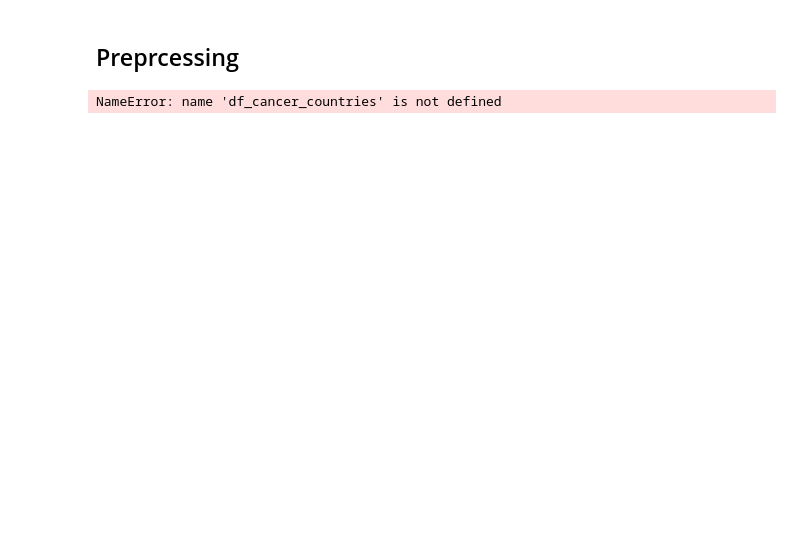
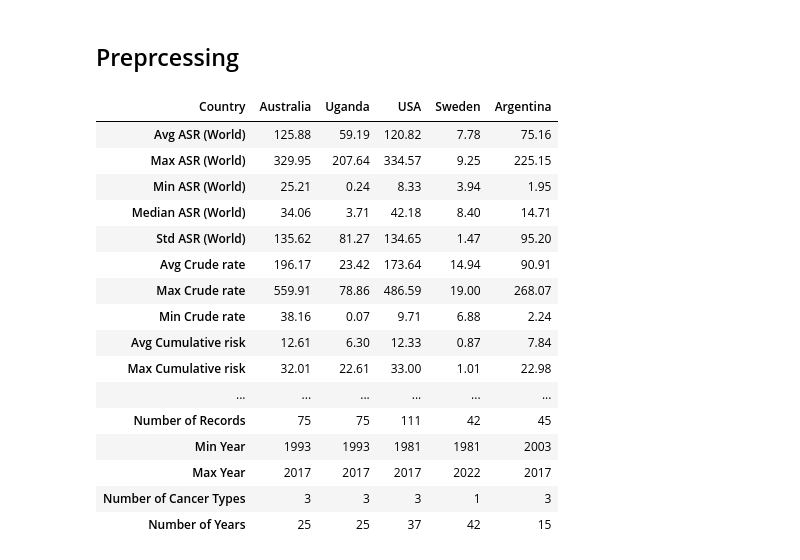
Before and after one commit to mohaneddz/Project-UV, a Jupyter notebook: countries-uv.ipynb, the cells around one changed output. Saved outputs shown, nothing was run; the diff lists cells and outputs as text; code cells hidden in the pictures; blank space fills up the shorter version.

```diff
--- a/countries-uv.ipynb
+++ b/countries-uv.ipynb
@@ -110,7 +170,9 @@ for country, df in df_cancer_countries.items():
         'Min Total': df['Total'].min(),
         'Number of Records': len(df),
         'Min Year': df['Year'].min(),
-        'Max Year': df['Year'].max()
+        'Max Year': df['Year'].max(),
+        'Number of Cancer Types': df['Cancer label'].nunique(),
+        'Number of Years': df['Year'].nunique()
     }
     stats_data_cancer.append(stats)
 
@@ -121,33 +183,49 @@ df_cancer_stats_formatted = df_cancer_stats.copy()
 
 # Round numeric values for better readability
 numeric_rows_cancer = ['Avg ASR (World)', 'Max ASR (World)', 'Min ASR (World)', 'Median ASR (World)',
                        'Std ASR (World)', 'Avg Crude rate', 'Max Crude rate', 'Min Crude rate',
                        'Avg Cumulative risk', 'Max Cumulative risk', 'Min Cumulative risk',
                        'Total Cases', 'Avg Total', 'Max Total', 'Min Total', 'Number of Records',
-                       'Min Year', 'Max Year']
+                       'Min Year', 'Max Year', 'Number of Cancer Types', 'Number of Years']
 
 for row in numeric_rows_cancer:
-    if row in ['Total Cases', 'Number of Records', 'Min Year', 'Max Year', 'Max Total', 'Min Total']:
+    if row in ['Total Cases', 'Number of Records', 'Min Year', 'Max Year', 'Max Total', 'Min Total', 'Number of Cancer Types', 'Number of Years']:
         df_cancer_stats_formatted.loc[row] = df_cancer_stats_formatted.loc[row].apply(lambda x: f"{int(x)}")
     else:
         df_cancer_stats_formatted.loc[row] = df_cancer_stats_formatted.loc[row].apply(lambda x: f"{float(x):.2f}")
 
 # Style the dataframe
 styled_table_cancer = df_cancer_stats_formatted.style.set_properties(**{
     'text-align': 'center',
     'font-size': '11pt',
     'border-color': 'black',
     'border-width': '1px',
     'border-style': 'solid'
 }).set_table_styles([
     {'selector': 'th', 'props': [('background-color', "#2F4330"),
                                   ('color', 'white'),
                                   ('font-weight', 'bold'),
                                   ('text-align', 'center')]},
     {'selector': 'td', 'props': [('padding', '8px')]},
     {'selector': 'tr:hover', 'props': [('background-color', '#f5f5f5')]}
 ])
 
 display(styled_table_cancer)
 # %% [output]
-NameError: name 'df_cancer_countries' is not defined
+| Country | Australia | Uganda | USA | Sweden | Argentina |
+| Avg ASR (World) | 125.88 | 59.19 | 120.82 | 7.78 | 75.16 |
+| Max ASR (World) | 329.95 | 207.64 | 334.57 | 9.25 | 225.15 |
+| Min ASR (World) | 25.21 | 0.24 | 8.33 | 3.94 | 1.95 |
+| Median ASR (World) | 34.06 | 3.71 | 42.18 | 8.40 | 14.71 |
+| Std ASR (World) | 135.62 | 81.27 | 134.65 | 1.47 | 95.20 |
+| Avg Crude rate | 196.17 | 23.42 | 173.64 | 14.94 | 90.91 |
+| Max Crude rate | 559.91 | 78.86 | 486.59 | 19.00 | 268.07 |
+| Min Crude rate | 38.16 | 0.07 | 9.71 | 6.88 | 2.24 |
+| Avg Cumulative risk | 12.61 | 6.30 | 12.33 | 0.87 | 7.84 |
+| Max Cumulative risk | 32.01 | 22.61 | 33.00 | 1.01 | 22.98 |
+| ... | ... | ... | ... | ... | ... |
+| Number of Records | 75 | 75 | 111 | 42 | 45 |
+| Min Year | 1993 | 1993 | 1981 | 1981 | 2003 |
+| Max Year | 2017 | 2017 | 2017 | 2022 | 2017 |
+| Number of Cancer Types | 3 | 3 | 3 | 1 | 3 |
+| Number of Years | 25 | 25 | 37 | 42 | 15 |
```
Also changed, not shown: parts of 9 cells of this notebook, 6 other files.
